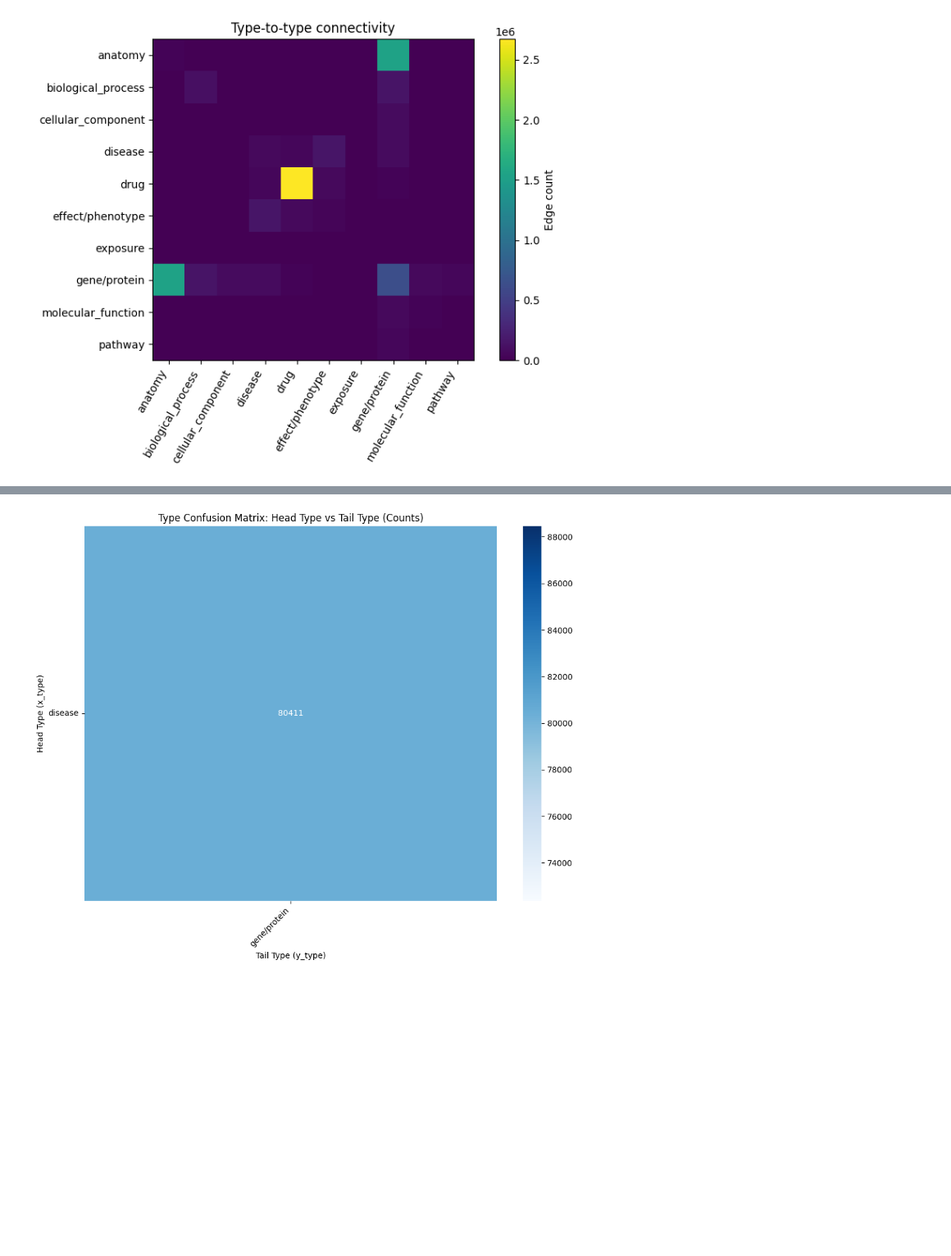
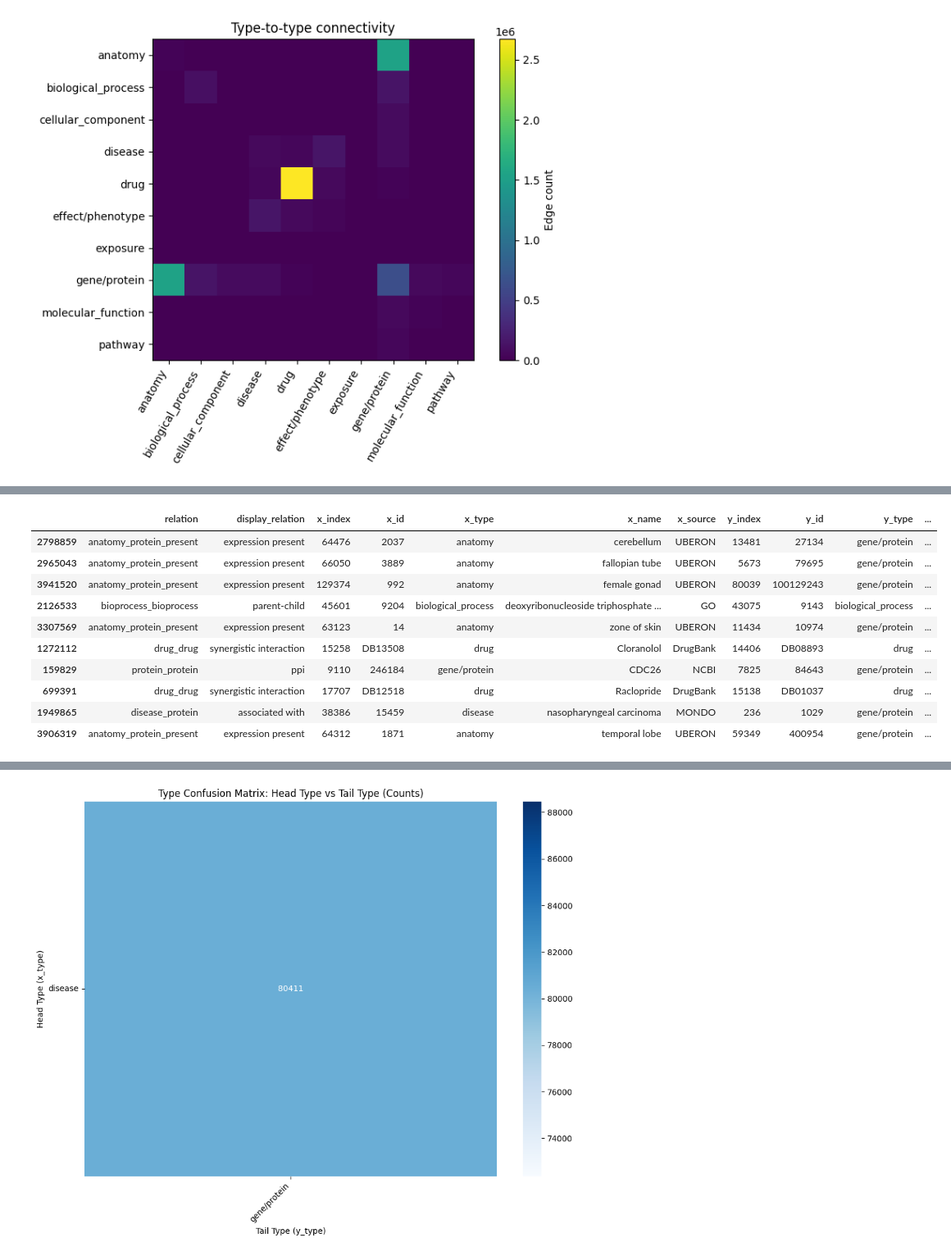
Before and after one commit to wittmajerd/Disease-Gene-Prioritization-Project, a Jupyter notebook: analysis/KG_analysis.ipynb, the cells around one changed output, grey strips where cells are left out. Shown at 82% size. Cells and saved outputs as stored; diff of their text form; code cells hidden in the pictures; blank space fills up the shorter version.

```diff
--- a/analysis/KG_analysis.ipynb
+++ b/analysis/KG_analysis.ipynb
@@ -528,0 +562,15 @@ kg_filtered_df = pd.read_csv("c:/diploma/Disease-Gene-Prioritization-Project/pri
+# %%
+# select 5 different random relations with at least 1000 edges
+kg_filtered_df.sample(10, random_state=751)
+# %% [output]
+|  | relation | display_relation | x_index | x_id | x_type | x_name | x_source | y_index | y_id | y_type | ... |
+| 2798859 | anatomy_protein_present | expression present | 64476 | 2037 | anatomy | cerebellum | UBERON | 13481 | 27134 | gene/protein | ... |
+| 2965043 | anatomy_protein_present | expression present | 66050 | 3889 | anatomy | fallopian tube | UBERON | 5673 | 79695 | gene/protein | ... |
+| 3941520 | anatomy_protein_present | expression present | 129374 | 992 | anatomy | female gonad | UBERON | 80039 | 100129243 | gene/protein | ... |
+| 2126533 | bioprocess_bioprocess | parent-child | 45601 | 9204 | biological_process | deoxyribonucleoside triphosphate ... | GO | 43075 | 9143 | biological_process | ... |
+| 3307569 | anatomy_protein_present | expression present | 63123 | 14 | anatomy | zone of skin | UBERON | 11434 | 10974 | gene/protein | ... |
+| 1272112 | drug_drug | synergistic interaction | 15258 | DB13508 | drug | Cloranolol | DrugBank | 14406 | DB08893 | drug | ... |
+| 159829 | protein_protein | ppi | 9110 | 246184 | gene/protein | CDC26 | NCBI | 7825 | 84643 | gene/protein | ... |
+| 699391 | drug_drug | synergistic interaction | 17707 | DB12518 | drug | Raclopride | DrugBank | 15138 | DB01037 | drug | ... |
+| 1949865 | disease_protein | associated with | 38386 | 15459 | disease | nasopharyngeal carcinoma | MONDO | 236 | 1029 | gene/protein | ... |
+| 3906319 | anatomy_protein_present | expression present | 64312 | 1871 | anatomy | temporal lobe | UBERON | 59349 | 400954 | gene/protein | ... |
```
Also changed, not shown: parts of 3 cells of this notebook, 2 other files.
